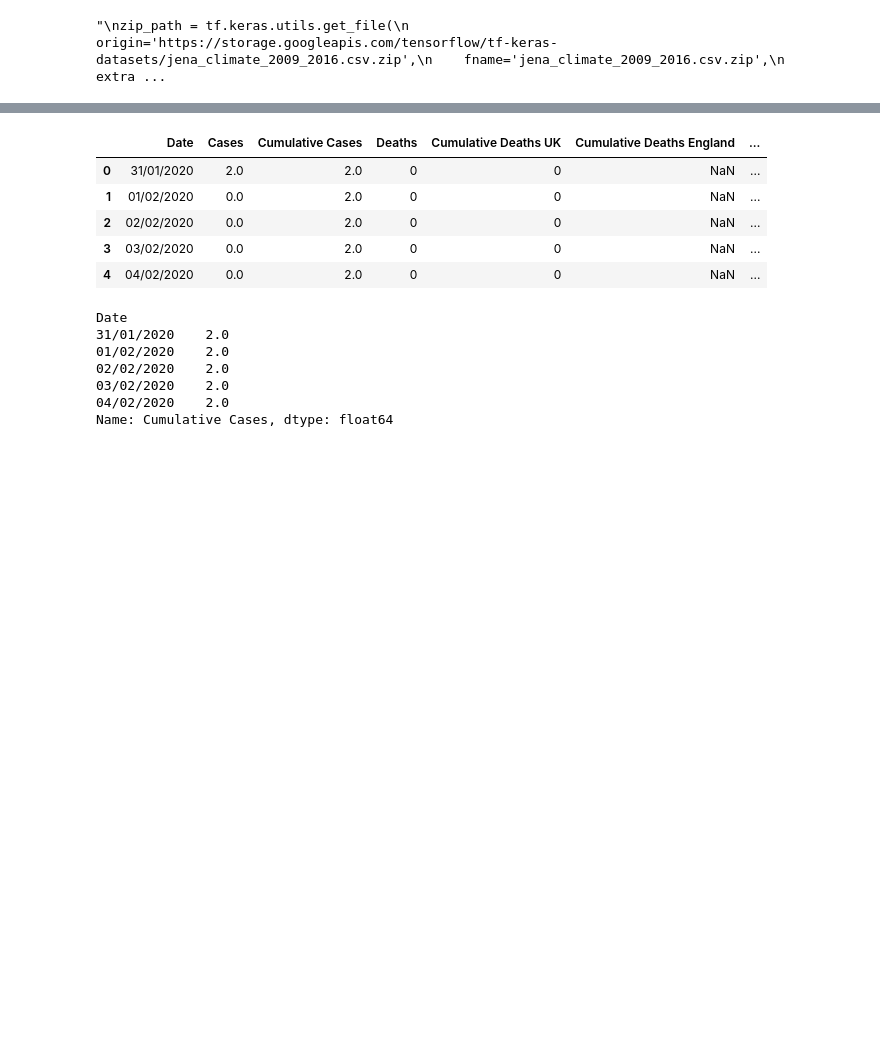
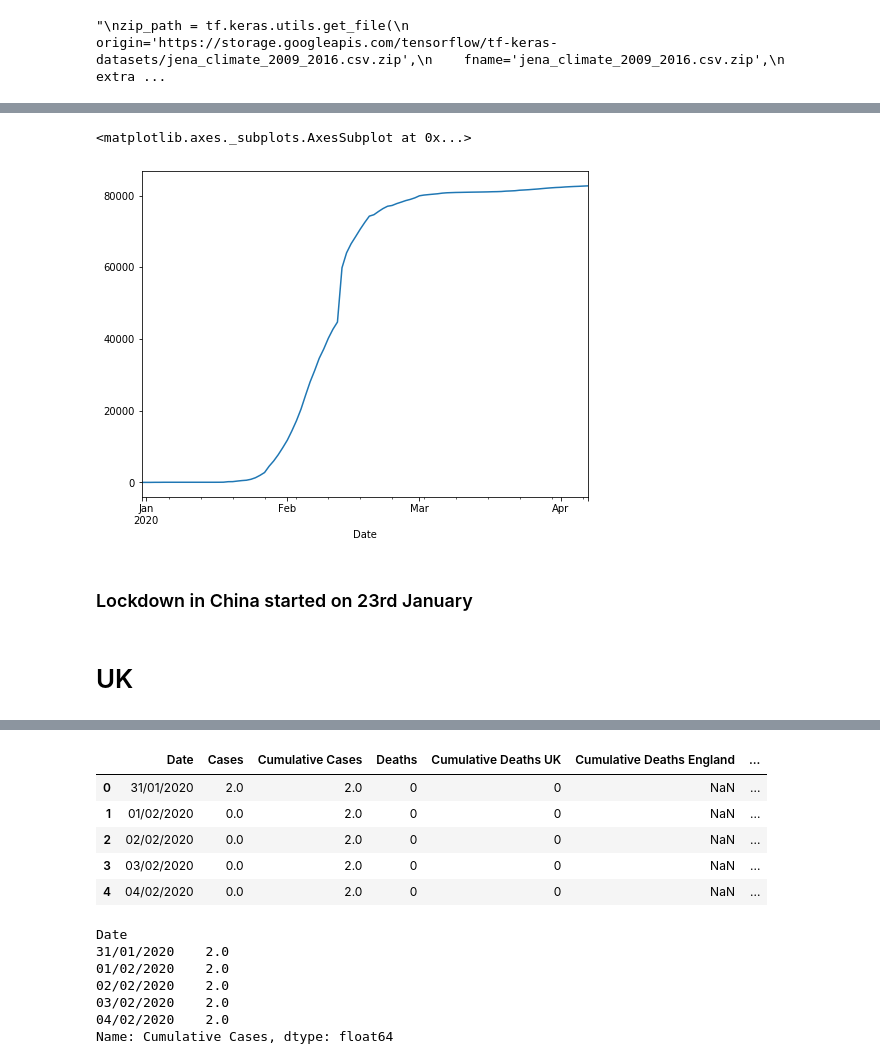
Before and after one commit to ashBabu/Machine-Learning, a Jupyter notebook: Covid2019-2.ipynb, the cells around one changed output, grey strips where cells are left out. Saved outputs shown, nothing was run; the diff lists cells and outputs as text; code cells hidden in the pictures; blank space fills up the shorter version.

```diff
--- a/Covid2019-2.ipynb
+++ b/Covid2019-2.ipynb
@@ -20,3 +28,6 @@ csv_path, _ = os.path.splitext(zip_path)
 """
 # %% [output]
 "\nzip_path = tf.keras.utils.get_file(\n    origin='https://storage.googleapis.com/tensorflow/tf-keras-datasets/jena_climate_2009_2016.csv.zip',\n    fname='jena_climate_2009_2016.csv.zip',\n    extra ...
+# %%
+df_corona = pd.read_csv('./novel-corona-virus-2019-dataset/covid-confirmed-cases-since-100th-case.csv')
+df_corona.head()
@@ -22,0 +41,3 @@ csv_path, _ = os.path.splitext(zip_path)
+# %%
+df_china = df_corona[' (cases)'][df_corona['Code'] == 'CHN'].dropna()
+df_china.index = pd.to_datetime(df_corona['Date'][df_corona['Code'] == 'CHN'].dropna(), infer_datetime_format=True)
@@ -22,0 +54,7 @@ csv_path, _ = os.path.splitext(zip_path)
+# %%
+df_china.plot()
+# %% [output]
+<matplotlib.axes._subplots.AxesSubplot at 0x...>
+[figure, added]
+# %% [markdown]
+### Lockdown in China started on 23rd January
@@ -22,0 +82,2 @@ csv_path, _ = os.path.splitext(zip_path)
+# %% [markdown]
+# UK
```
Also changed, not shown: parts of 18 cells of this notebook, 2 other files.
